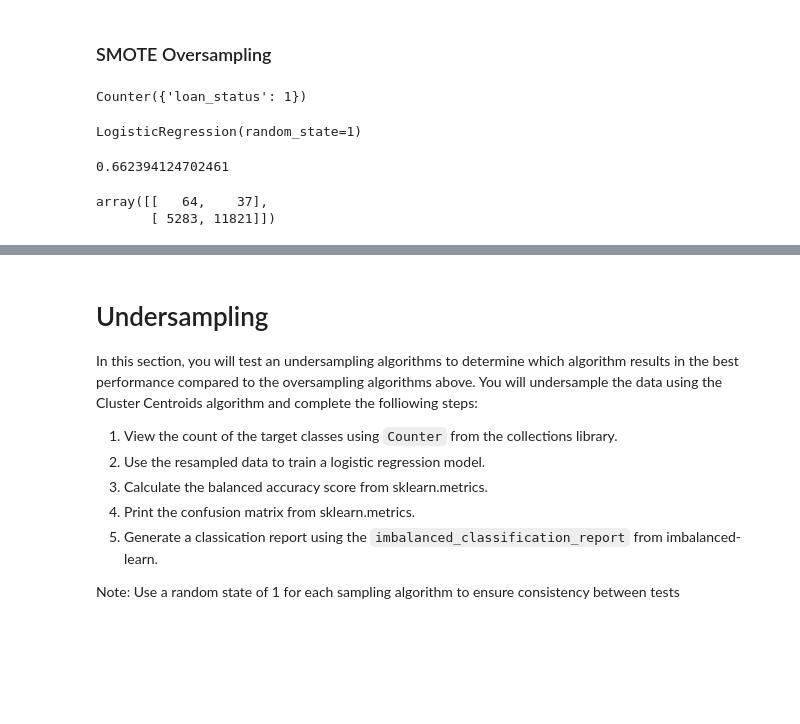
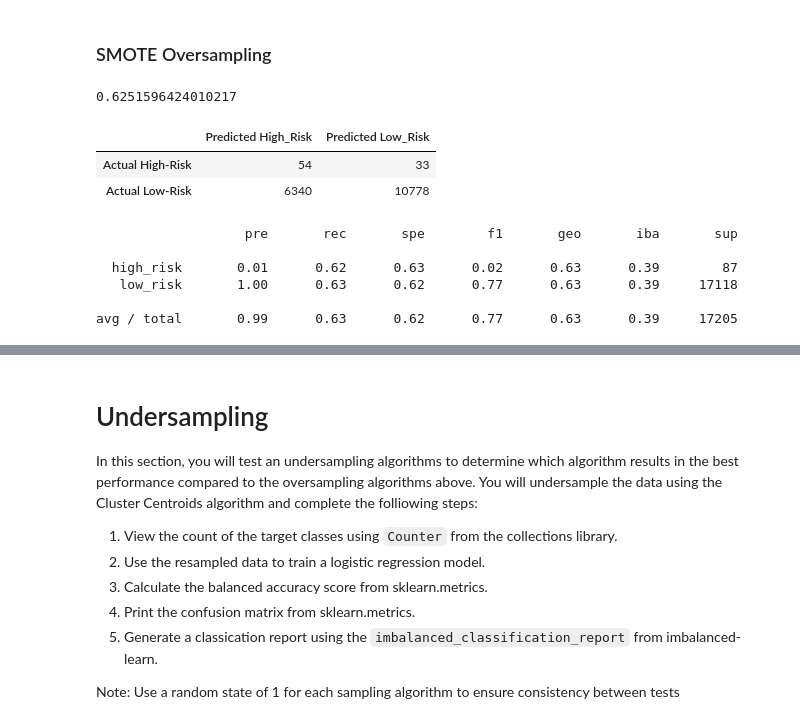
Before and after one commit to loudonadam/Credit_Risk_Analysis, a Jupyter notebook: credit_risk_resampling.ipynb, the cells around one changed output, grey strips where cells are left out. Cells and saved outputs as stored; diff of their text form; code cells hidden in the pictures; blank space fills up the shorter version.

```diff
--- a/credit_risk_resampling.ipynb
+++ b/credit_risk_resampling.ipynb
@@ -166,21 +192,46 @@ avg / total       0.99      0.55      0.74      0.71      0.64      0.40     172
 # %%
 # Resample the training data with SMOTE
 # YOUR CODE HERE
+from imblearn.over_sampling import SMOTE
+
+X_resample2, y_resample2 = SMOTE(random_state=1, sampling_strategy='auto').fit_resample(X_train, y_train)
-# %% [output]
-Counter({'loan_status': 1})
 # %%
 # Train the Logistic Regression model using the resampled data
 # YOUR CODE HERE
+model = LogisticRegression(random_state=1)
+
+model.fit(X_resample2, y_resample2)
+predictions_smote = model.predict(X_test)
-# %% [output]
-LogisticRegression(random_state=1)
 # %%
 # Calculated the balanced accuracy score
 # YOUR CODE HERE
+
+from sklearn.metrics import balanced_accuracy_score
+
+acc_score2 = balanced_accuracy_score(y_test, predictions_smote)
+acc_score2
 # %% [output]
-0.662394124702461
+0.6251596424010217
+# %%
+# Display the confusion matrix
+# YOUR CODE HERE
+matrix_sm = confusion_matrix(y_test, predictions_smote)
+
+cm2_df = pd.DataFrame(
+    matrix_sm, index=["Actual High-Risk", "Actual Low-Risk"], columns=["Predicted High_Risk", "Predicted Low_Risk"])
+cm2_df
+# %% [output]
+|  | Predicted High_Risk | Predicted Low_Risk |
+| Actual High-Risk | 54 | 33 |
+| Actual Low-Risk | 6340 | 10778 |
 # %%
-# Display the confusion matrix
+# Print the imbalanced classification report
 # YOUR CODE HERE
+print(classification_report_imbalanced(y_test, predictions_smote))
 # %% [output]
-array([[   64,    37],
-       [ 5283, 11821]])
+                   pre       rec       spe        f1       geo       iba       sup
+
+  high_risk       0.01      0.62      0.63      0.02      0.63      0.39        87
+   low_risk       1.00      0.63      0.62      0.77      0.63      0.39     17118
+
+avg / total       0.99      0.63      0.62      0.77      0.63      0.39     17205
```
Also changed, not shown: parts of 21 cells of this notebook.
